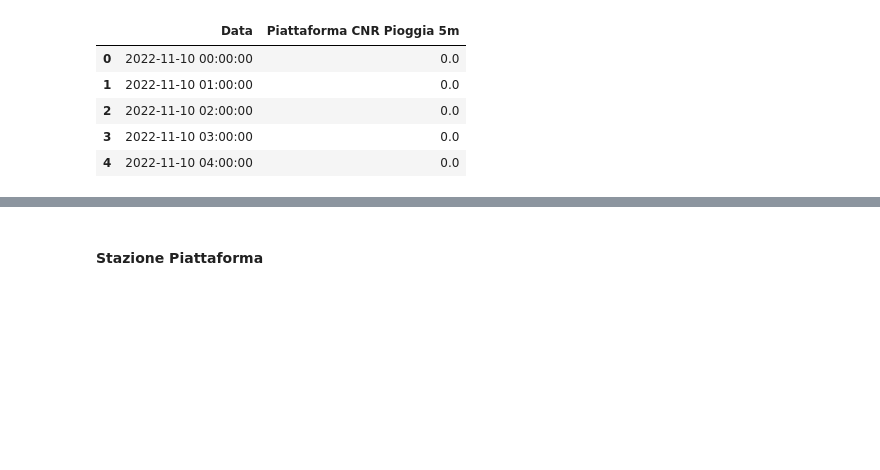
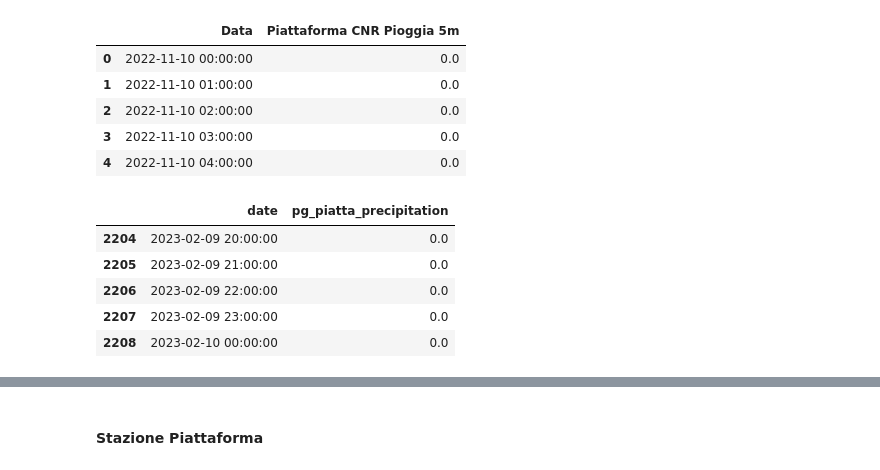
Before and after one commit to cyrilmichino/venice-meteo-analysis, a Jupyter notebook: notebook.ipynb, the cells around one changed output, grey strips where cells are left out. Saved outputs shown, nothing was run; the diff lists cells and outputs as text; code cells hidden in the pictures; blank space fills up the shorter version.

```diff
--- a/notebook.ipynb
+++ b/notebook.ipynb
@@ -448,3 +448,15 @@ pg_piattaforma_station.head()
 | 2 | 2022-11-10 02:00:00 | 0.0 |
 | 3 | 2022-11-10 03:00:00 | 0.0 |
 | 4 | 2022-11-10 04:00:00 | 0.0 |
+# %%
+pg_piattaforma_station.rename(columns={'Data':'date','Piattaforma CNR Pioggia 5m':'pg_piatta_precipitation'}, inplace=True) #Transalte column names to English
+pg_piattaforma_station['date'] = pd.to_datetime(pg_piattaforma_station.date) #Convert the date column into a datetime object
+
+pg_piattaforma_station.tail()
+# %% [output]
+|  | date | pg_piatta_precipitation |
+| 2204 | 2023-02-09 20:00:00 | 0.0 |
+| 2205 | 2023-02-09 21:00:00 | 0.0 |
+| 2206 | 2023-02-09 22:00:00 | 0.0 |
+| 2207 | 2023-02-09 23:00:00 | 0.0 |
+| 2208 | 2023-02-10 00:00:00 | 0.0 |
```
Also changed, not shown: parts of 3 cells of this notebook.
